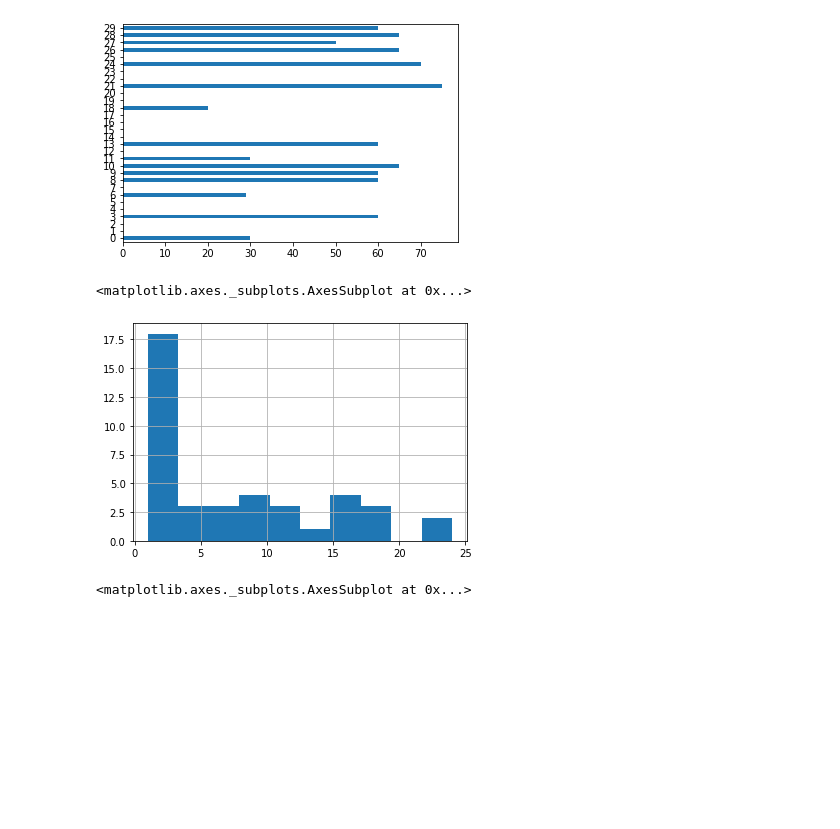
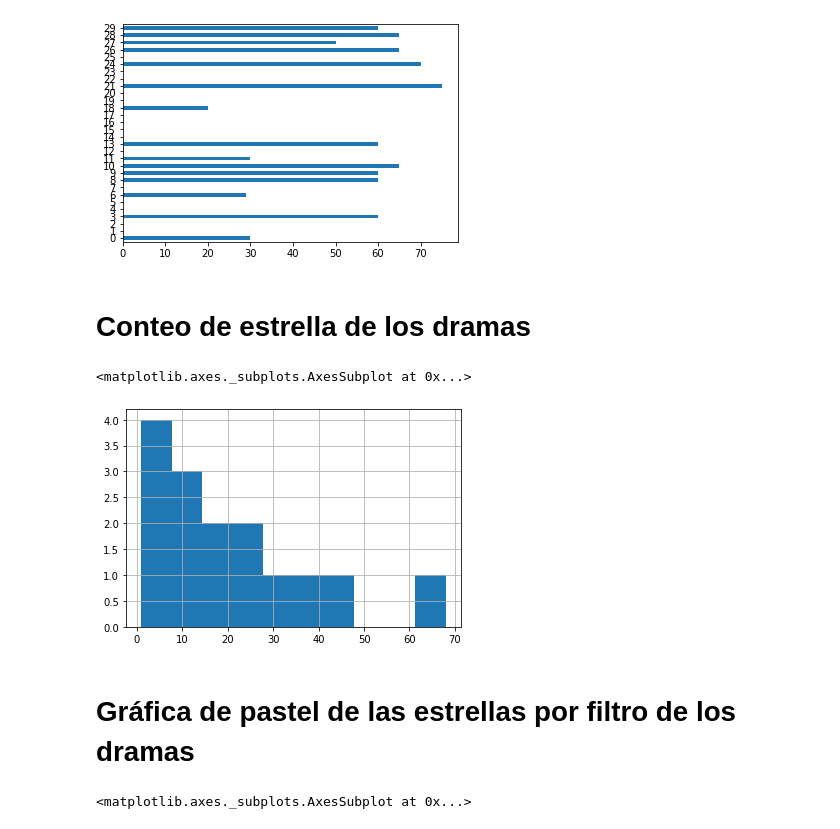
Before and after one commit to 2019-B-GR1-Python/py-silva-garcia-andrea-guiomar, a Jupyter notebook: Deberes/Informe_doramas.ipynb, the cells around one changed output. Saved outputs shown, nothing was run; the diff lists cells and outputs as text; code cells hidden in the pictures; blank space fills up the shorter version.

Commit message:
titulos

```diff
--- a/Deberes/Informe_doramas.ipynb
+++ b/Deberes/Informe_doramas.ipynb
@@ -102,11 +116,15 @@ df2_completo_pickle['duracion'].plot(kind="barh")
 # %% [output]
 <matplotlib.axes._subplots.AxesSubplot at 0x...>
 [figure]
+# %% [markdown]
+# Conteo de estrella de los dramas
 # %%
-df3_completo_pickle['titulo'].value_counts().hist()
+df3_completo_pickle['estrellas'].value_counts().hist()
 # %% [output]
 <matplotlib.axes._subplots.AxesSubplot at 0x...>
-[figure, old version]
+[figure, new version]
+# %% [markdown]
+# Gráfica de pastel de las estrellas por filtro de los dramas
 # %%
 df3_completo_pickle.groupby(["estrellas"])["filtro"].nunique().plot(kind='pie')
 # %% [output]
```
Also changed, not shown: parts of 13 cells of this notebook.
